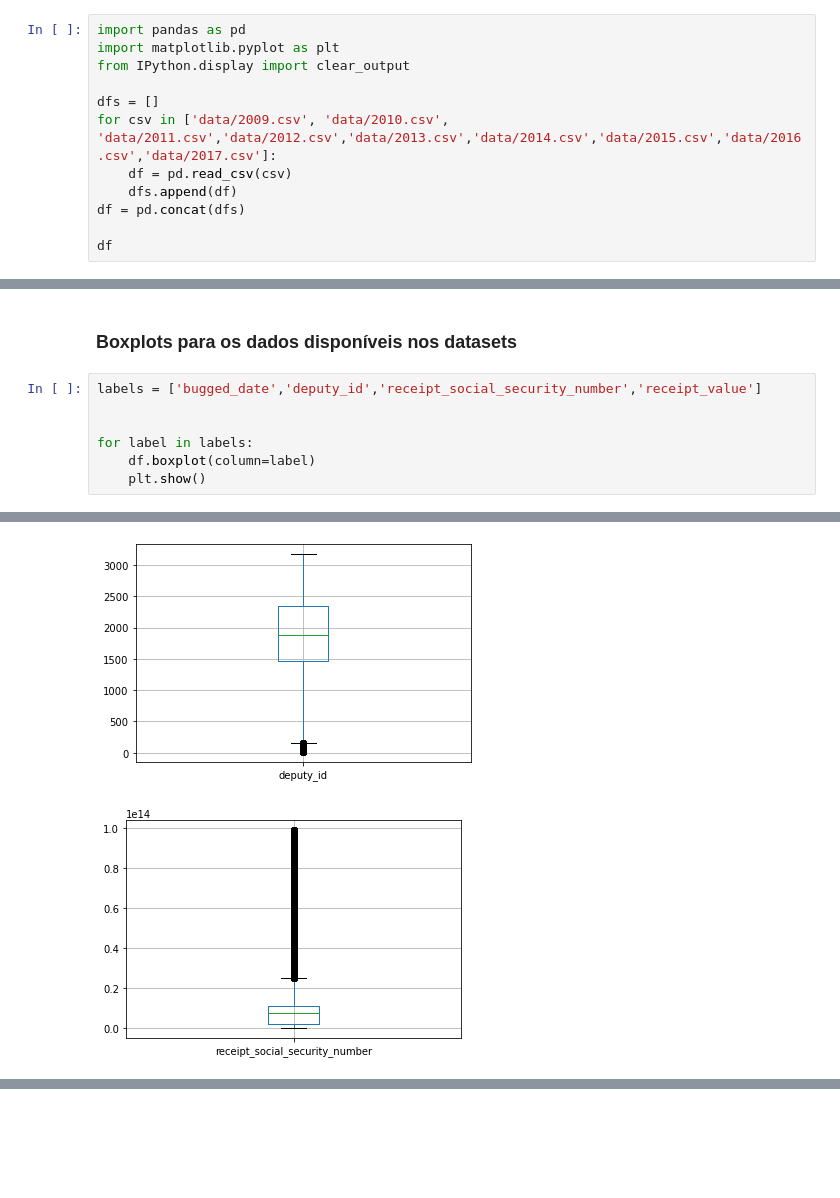
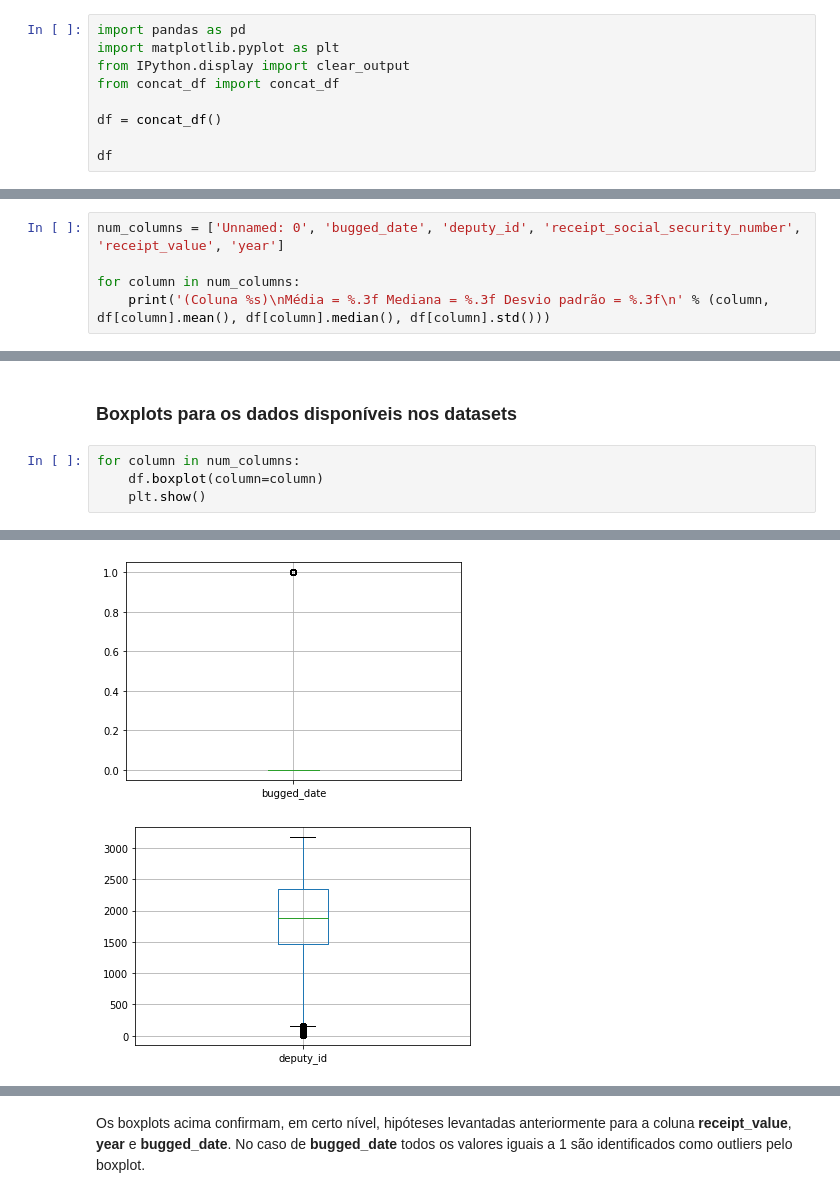
Before and after one commit to DefinitelyNotACactus/Chamber-of-Deputies-Reimbursements, a Jupyter notebook: Tarefa_2.ipynb, the cells around one changed output, grey strips where cells are left out. Drawn from its saved outputs; the diff is of its cells as text; blank space fills up the shorter version.

Commit message:
Update notebook Tarefa_2 & concat_df script

```diff
--- a/Tarefa_2.ipynb
+++ b/Tarefa_2.ipynb
@@ -4,12 +6,9 @@
 import pandas as pd
 import matplotlib.pyplot as plt
 from IPython.display import clear_output
+from concat_df import concat_df
 
-dfs = []
-for csv in ['data/2009.csv', 'data/2010.csv', 'data/2011.csv','data/2012.csv','data/2013.csv','data/2014.csv','data/2015.csv','data/2016.csv','data/2017.csv']:
-    df = pd.read_csv(csv)
-    dfs.append(df)
-df = pd.concat(dfs)
+df = concat_df()
 
 df
 # %% [output]
@@ -39,0 +62,5 @@ Média  = 579.15747   Mediana = 142.00000   Desvio Padrão = 1925.41824
+# %%
+num_columns = ['Unnamed: 0', 'bugged_date', 'deputy_id', 'receipt_social_security_number', 'receipt_value', 'year']
+
+for column in num_columns:
+    print('(Coluna %s)\nMédia = %.3f Mediana = %.3f Desvio padrão = %.3f\n' % (column, df[column].mean(), df[column].median(), df[column].std()))
@@ -40,10 +93,7 @@ Média  = 579.15747   Mediana = 142.00000   Desvio Padrão = 1925.41824
 # %% [markdown]
 ### Boxplots para os dados disponíveis nos datasets
 # %%
-labels = ['bugged_date','deputy_id','receipt_social_security_number','receipt_value']
-
-
-for label in labels:
-    df.boxplot(column=label)
+for column in num_columns:
+    df.boxplot(column=column)
     plt.show()
 # %% [output]
@@ -51,2 +101,2 @@ for label in labels:
-[figure, old version]
+[figure, new version]
-[figure, old version]
+[figure, new version]
@@ -53,0 +106,2 @@ for label in labels:
+# %% [markdown]
+Os boxplots acima confirmam, em certo nível, hipóteses levantadas anteriormente para a coluna **receipt_value**, **year** e **bugged_date**. No caso de **bugged_date** todos os valores iguais a 1 são identificados como outliers pelo boxplot.
```
Also changed, not shown: parts of 9 cells of this notebook, 1 other file.
